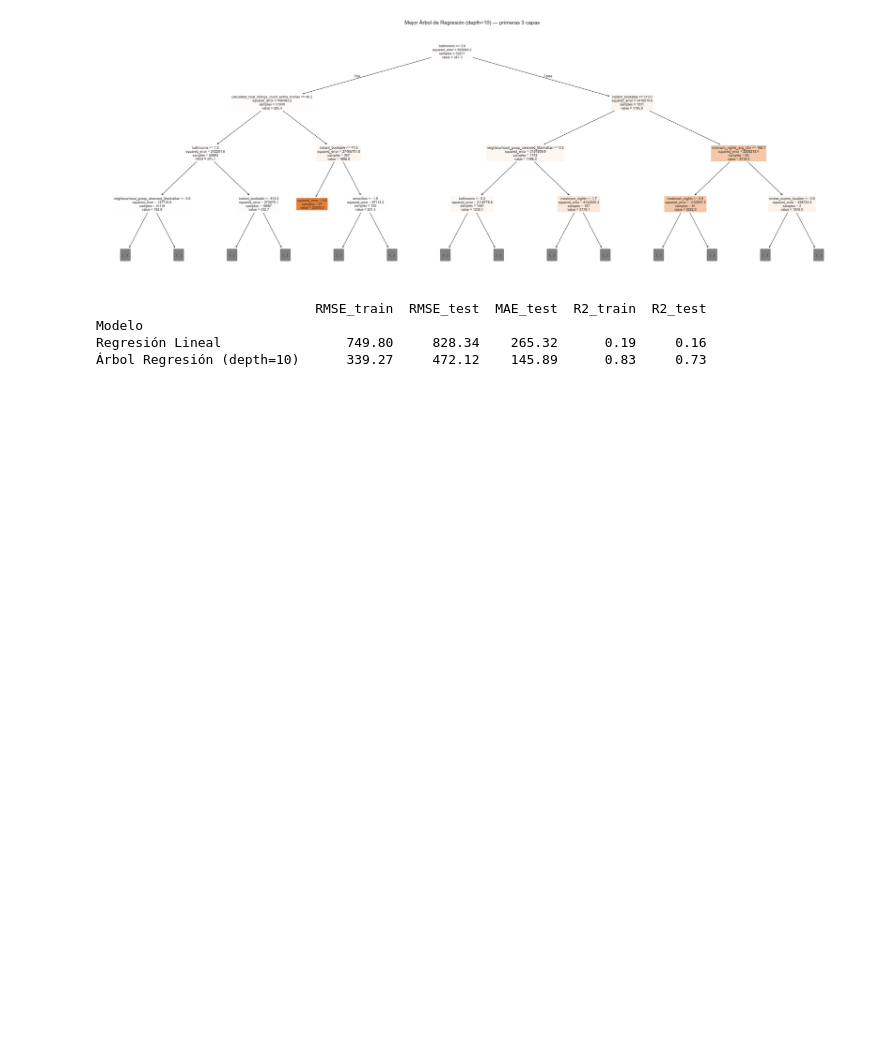
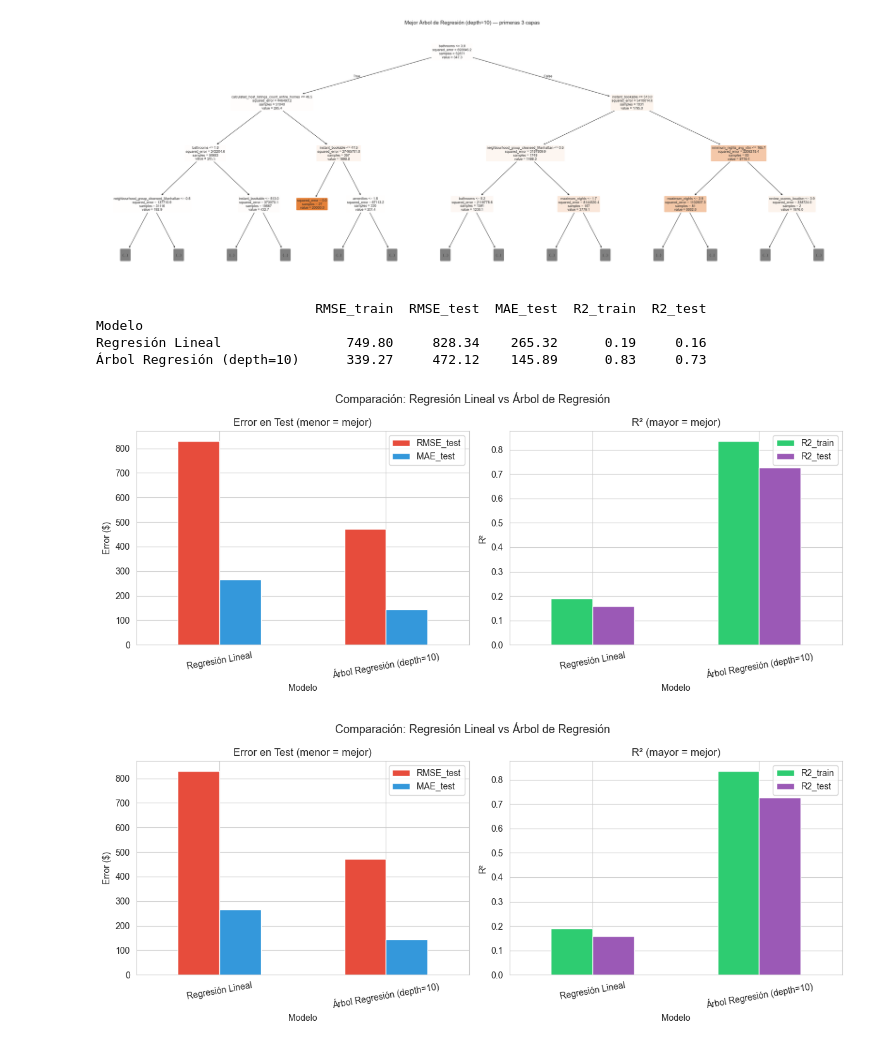
Before and after one commit to Cain7564/avance, a Jupyter notebook: Avance.ipynb, the cells around one changed output. Drawn from its saved outputs; the diff is of its cells as text; code cells hidden in the pictures; blank space fills up the shorter version.

Commit message:
Comparacion

```diff
--- a/Avance.ipynb
+++ b/Avance.ipynb
@@ -254,3 +254,34 @@ print(comparacion.round(2))
 Modelo
 Regresión Lineal                749.80     828.34    265.32      0.19     0.16
 Árbol Regresión (depth=10)      339.27     472.12    145.89      0.83     0.73
+# %%
+# Gráfica de comparación
+fig, axes = plt.subplots(1, 2, figsize=(12, 5))
+
+comparacion[['RMSE_test', 'MAE_test']].plot(kind='bar', ax=axes[0], color=['#e74c3c','#3498db'], rot=10)
+axes[0].set_title('Error en Test (menor = mejor)')
+axes[0].set_ylabel('Error ($)')
+
+comparacion[['R2_train', 'R2_test']].plot(kind='bar', ax=axes[1], color=['#2ecc71','#9b59b6'], rot=10)
+axes[1].set_title('R² (mayor = mejor)')
+axes[1].set_ylabel('R²')
+
+plt.suptitle('Comparación: Regresión Lineal vs Árbol de Regresión', fontsize=13)
+plt.tight_layout()
+plt.show()# Gráfica de comparación
+fig, axes = plt.subplots(1, 2, figsize=(12, 5))
+
+comparacion[['RMSE_test', 'MAE_test']].plot(kind='bar', ax=axes[0], color=['#e74c3c','#3498db'], rot=10)
+axes[0].set_title('Error en Test (menor = mejor)')
+axes[0].set_ylabel('Error ($)')
+
+comparacion[['R2_train', 'R2_test']].plot(kind='bar', ax=axes[1], color=['#2ecc71','#9b59b6'], rot=10)
+axes[1].set_title('R² (mayor = mejor)')
+axes[1].set_ylabel('R²')
+
+plt.suptitle('Comparación: Regresión Lineal vs Árbol de Regresión', fontsize=13)
+plt.tight_layout()
+plt.show()
+# %% [output]
+[figure, added]
+[figure, added]
```
Also changed, not shown: parts of 4 cells of this notebook.
